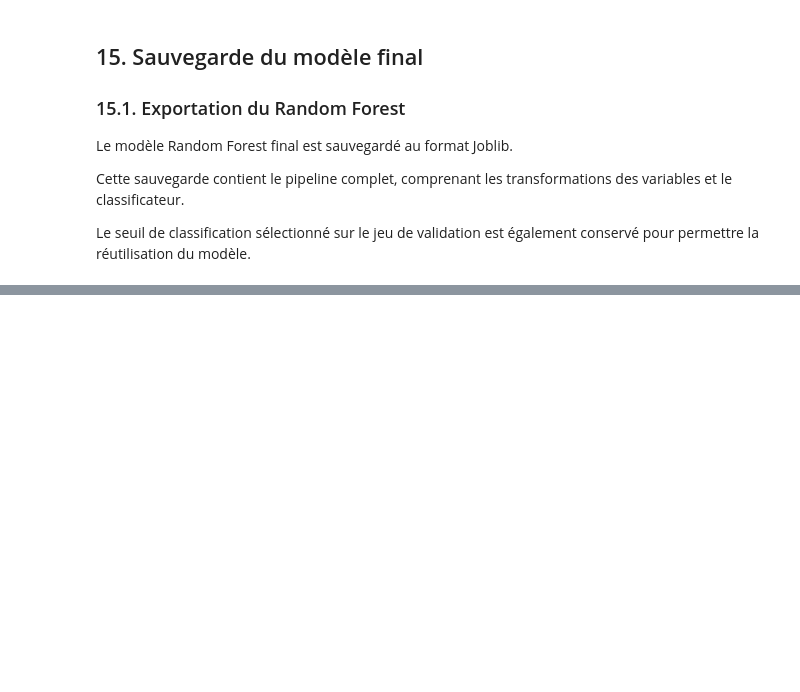
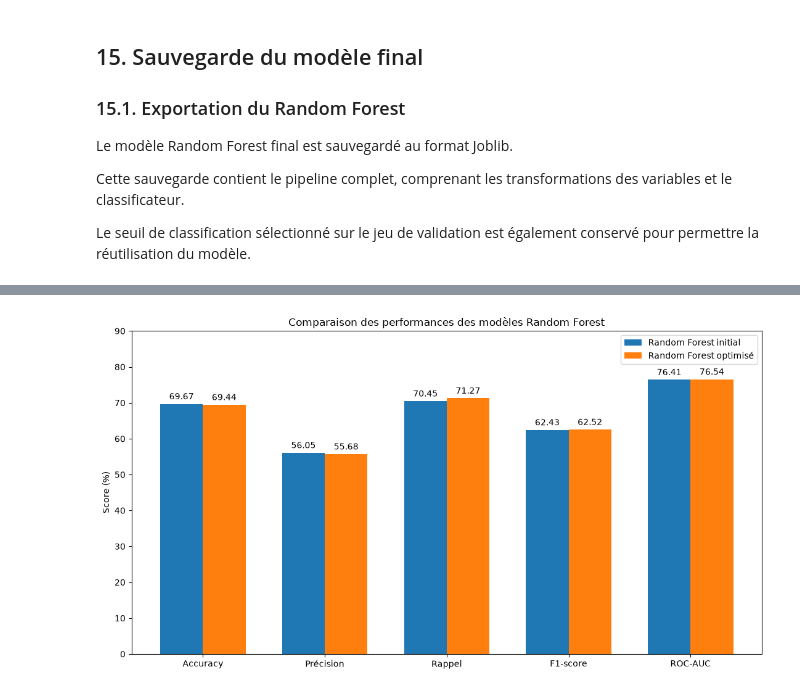
Before and after one commit to nabilakso87-svg/Projet_Final_Accidents_Routiers, a Jupyter notebook: 07_machine_learning_gravite.ipynb, the cells around one changed output, grey strips where cells are left out. Cells and saved outputs as stored; diff of their text form; code cells hidden in the pictures; blank space fills up the shorter version.

Commit message:
Finalisation du projet BAAC : Machine Learning, documentation et presentation

```diff
--- a/07_machine_learning_gravite.ipynb
+++ b/07_machine_learning_gravite.ipynb
@@ -1510,0 +1539,16 @@ Prédictions identiques : True
+# %%
+# 16.6 - Recherche des meilleurs hyperparamètres
+
+import time
+
+# Enregistrer le début de l'entraînement
+debut = time.time()
+
+# Lancer la validation croisée sur les données d'entraînement
+grid_search.fit(X_train_final, y_train_final)
+
+# Calculer la durée totale
+duree = time.time() - debut
+
+print("\nRecherche terminée avec succès !")
+print(f"Durée : {duree / 60:.2f} minutes")
@@ -1510,0 +1750,45 @@ Prédictions identiques : True
+# %%
+# 16.13 - Graphique comparatif des performances
+
+import matplotlib.pyplot as plt
+import numpy as np
+
+indicateurs = comparaison_modeles["Indicateur"]
+scores_initial = comparaison_modeles["Random Forest initial"] * 100
+scores_optimise = comparaison_modeles["Random Forest optimisé"] * 100
+
+x = np.arange(len(indicateurs))
+largeur = 0.35
+
+fig, ax = plt.subplots(figsize=(11, 6))
+
+barres_initial = ax.bar(
+    x - largeur / 2,
+    scores_initial,
+    largeur,
+    label="Random Forest initial"
+)
+
+barres_optimise = ax.bar(
+    x + largeur / 2,
+    scores_optimise,
+    largeur,
+    label="Random Forest optimisé"
+)
+
+ax.set_title(
+    "Comparaison des performances des modèles Random Forest"
+)
+ax.set_ylabel("Score (%)")
+ax.set_xticks(x)
+ax.set_xticklabels(indicateurs)
+ax.set_ylim(0, 90)
+ax.legend()
+
+ax.bar_label(barres_initial, fmt="%.2f", padding=3)
+ax.bar_label(barres_optimise, fmt="%.2f", padding=3)
+
+plt.tight_layout()
+plt.show()
+# %% [output]
+[figure, added]
```
Also changed, not shown: parts of 34 cells of this notebook, 2 other files.
